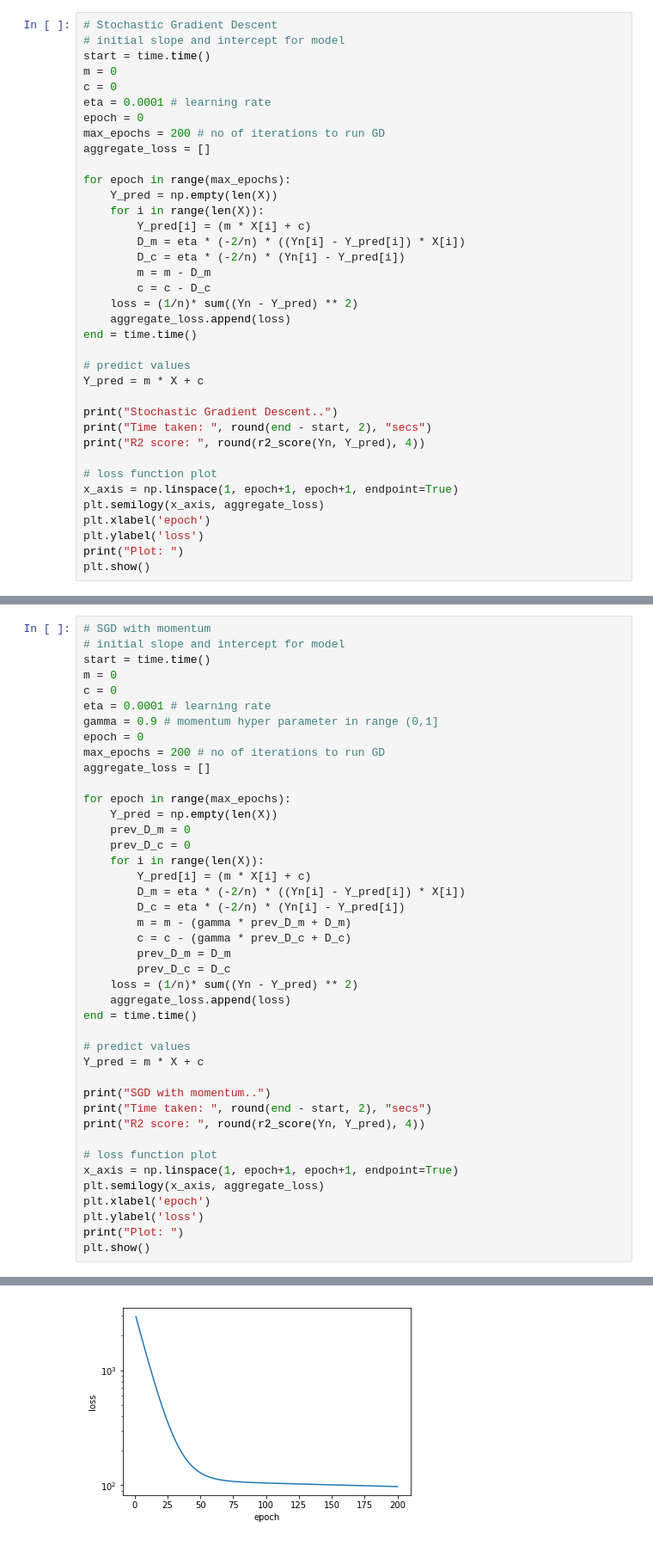
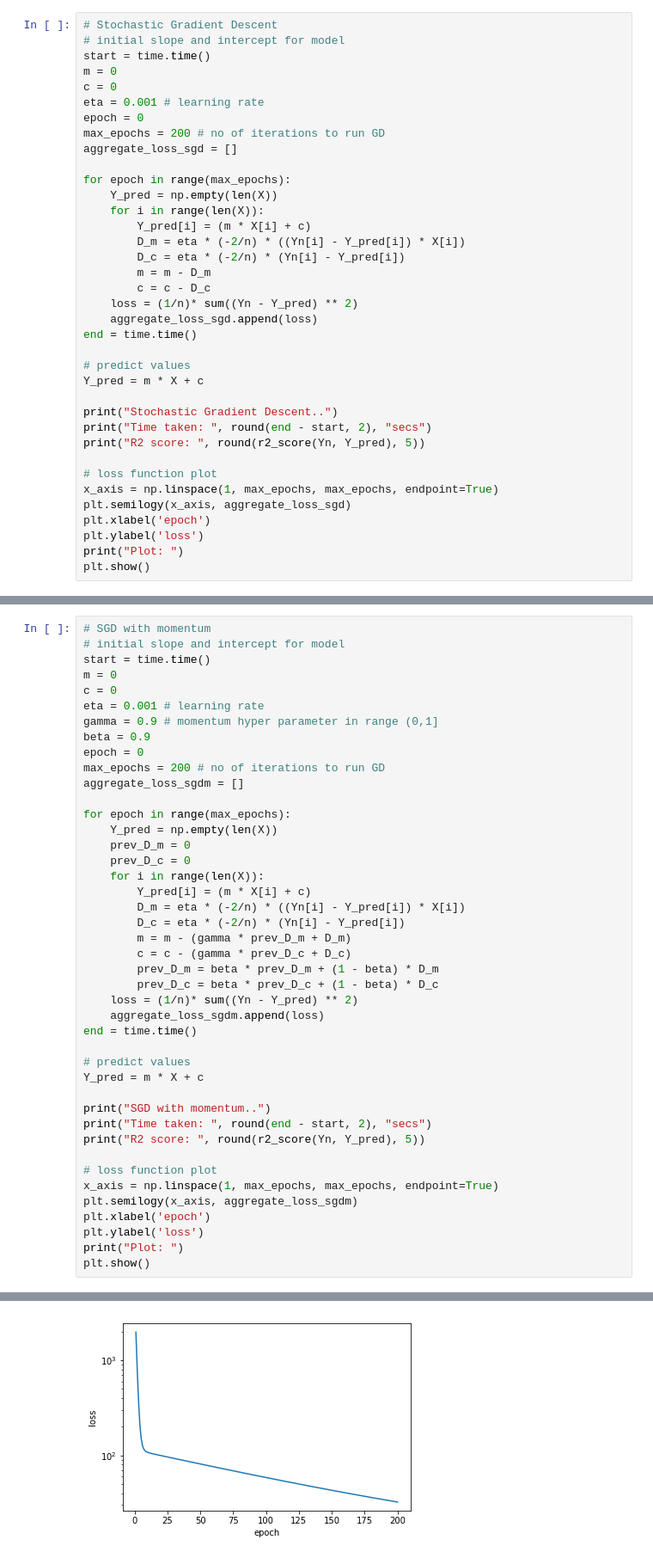
Before and after one commit to lucky-genius/mlassign2, a Jupyter notebook: Q1.ipynb, the cells around one changed output, grey strips where cells are left out. Shown: that part at 86% size. Saved outputs shown, nothing was run; the diff lists cells and outputs as text.

```diff
--- a/Q1.ipynb
+++ b/Q1.ipynb
@@ -77,10 +73,10 @@ Plot:
 start = time.time()
 m = 0
 c = 0
-eta = 0.0001 # learning rate
+eta = 0.001 # learning rate
 epoch = 0
 max_epochs = 200 # no of iterations to run GD
-aggregate_loss = []
+aggregate_loss_sgd = []
 
 for epoch in range(max_epochs):
     Y_pred = np.empty(len(X))
@@ -91,7 +87,7 @@ for epoch in range(max_epochs):
         m = m - D_m
         c = c - D_c
     loss = (1/n)* sum((Yn - Y_pred) ** 2)
-    aggregate_loss.append(loss)
+    aggregate_loss_sgd.append(loss)
 end = time.time()
 
 # predict values
@@ -99,11 +95,11 @@ Y_pred = m * X + c
 
 print("Stochastic Gradient Descent..")
 print("Time taken: ", round(end - start, 2), "secs")
-print("R2 score: ", round(r2_score(Yn, Y_pred), 4))
+print("R2 score: ", round(r2_score(Yn, Y_pred), 5))
 
 # loss function plot
-x_axis = np.linspace(1, epoch+1, epoch+1, endpoint=True)
-plt.semilogy(x_axis, aggregate_loss)
+x_axis = np.linspace(1, max_epochs, max_epochs, endpoint=True)
+plt.semilogy(x_axis, aggregate_loss_sgd)
 plt.xlabel('epoch')
 plt.ylabel('loss')
 print("Plot: ")
@@ -120,11 +116,12 @@ Plot:
 start = time.time()
 m = 0
 c = 0
-eta = 0.0001 # learning rate
+eta = 0.001 # learning rate
 gamma = 0.9 # momentum hyper parameter in range (0,1]
+beta = 0.9
 epoch = 0
 max_epochs = 200 # no of iterations to run GD
-aggregate_loss = []
+aggregate_loss_sgdm = []
 
 for epoch in range(max_epochs):
     Y_pred = np.empty(len(X))
@@ -136,10 +133,10 @@ for epoch in range(max_epochs):
         D_c = eta * (-2/n) * (Yn[i] - Y_pred[i])
         m = m - (gamma * prev_D_m + D_m)
         c = c - (gamma * prev_D_c + D_c)
-        prev_D_m = D_m
-        prev_D_c = D_c
+        prev_D_m = beta * prev_D_m + (1 - beta) * D_m
+        prev_D_c = beta * prev_D_c + (1 - beta) * D_c
     loss = (1/n)* sum((Yn - Y_pred) ** 2)
-    aggregate_loss.append(loss)
+    aggregate_loss_sgdm.append(loss)
 end = time.time()
 
 # predict values
@@ -147,11 +144,11 @@ Y_pred = m * X + c
 
 print("SGD with momentum..")
 print("Time taken: ", round(end - start, 2), "secs")
-print("R2 score: ", round(r2_score(Yn, Y_pred), 4))
+print("R2 score: ", round(r2_score(Yn, Y_pred), 5))
 
 # loss function plot
-x_axis = np.linspace(1, epoch+1, epoch+1, endpoint=True)
-plt.semilogy(x_axis, aggregate_loss)
+x_axis = np.linspace(1, max_epochs, max_epochs, endpoint=True)
+plt.semilogy(x_axis, aggregate_loss_sgdm)
 plt.xlabel('epoch')
 plt.ylabel('loss')
 print("Plot: ")
@@ -163,2 +160,2 @@ R2 score:  0.9671
 Plot:
-[figure, old version]
+[figure, new version]
```
Also changed, not shown: parts of 7 cells of this notebook.
